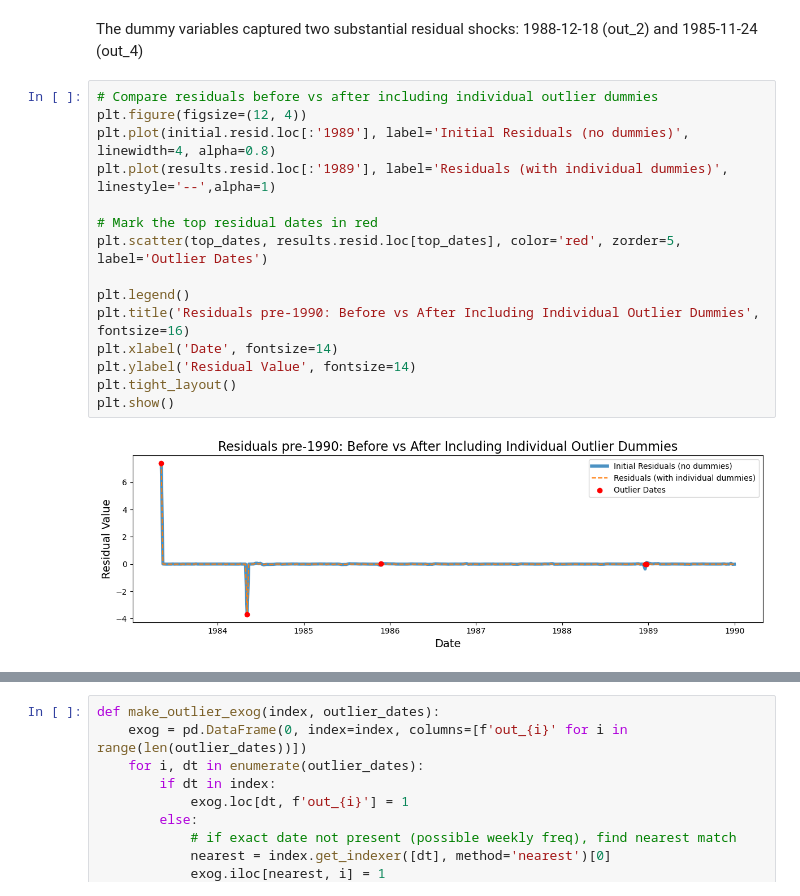
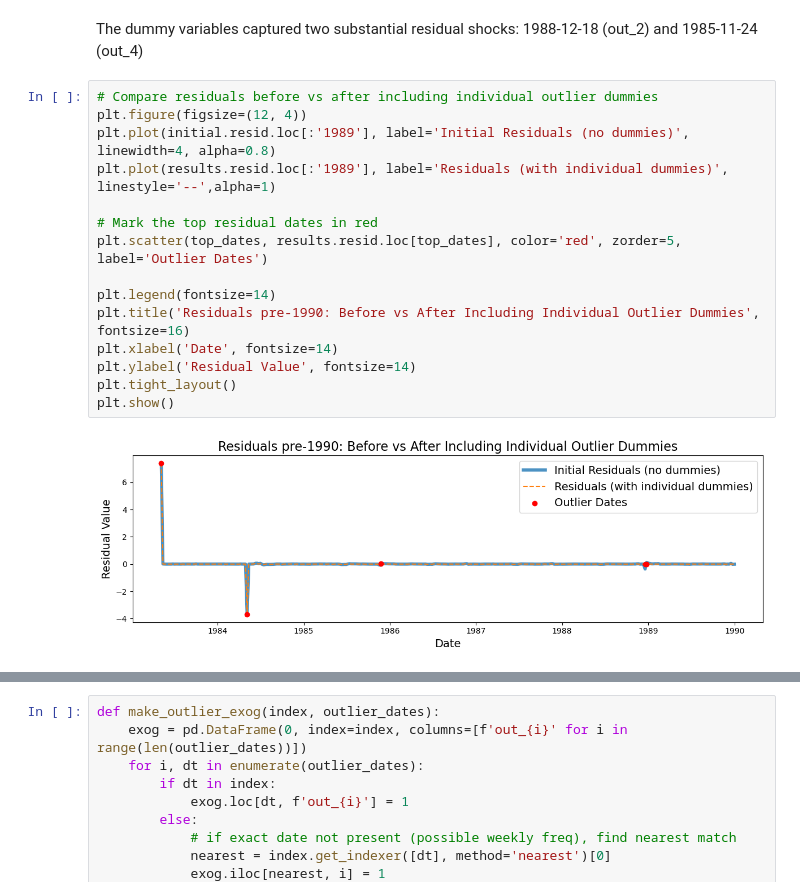
Before and after one commit to apl888/greenhouse-gas-forecasting, a Jupyter notebook: notebooks/4_ch4_modeling.ipynb, the cells around one changed output, grey strips where cells are left out. Cells and saved outputs as stored; diff of their text form.

```diff
--- a/notebooks/4_ch4_modeling.ipynb
+++ b/notebooks/4_ch4_modeling.ipynb
@@ -1443,20 +1462,20 @@ The dummy variables captured two substantial residual shocks: 1988-12-18 (out_2)
 # %%
 # Compare residuals before vs after including individual outlier dummies
 plt.figure(figsize=(12, 4))
 plt.plot(initial.resid.loc[:'1989'], label='Initial Residuals (no dummies)', linewidth=4, alpha=0.8)
 plt.plot(results.resid.loc[:'1989'], label='Residuals (with individual dummies)', linestyle='--',alpha=1)
 
 # Mark the top residual dates in red
 plt.scatter(top_dates, results.resid.loc[top_dates], color='red', zorder=5, label='Outlier Dates')
 
-plt.legend()
+plt.legend(fontsize=14)
 plt.title('Residuals pre-1990: Before vs After Including Individual Outlier Dummies', fontsize=16)
 plt.xlabel('Date', fontsize=14)
 plt.ylabel('Residual Value', fontsize=14)
 plt.tight_layout()
 plt.show()
 # %% [output]
-[figure, old version]
+[figure, new version]
 # %%
 # Compare residuals before vs after including individual outlier dummies
 plt.figure(figsize=(12, 4))
```
Also changed, not shown: parts of 3 cells of this notebook.
